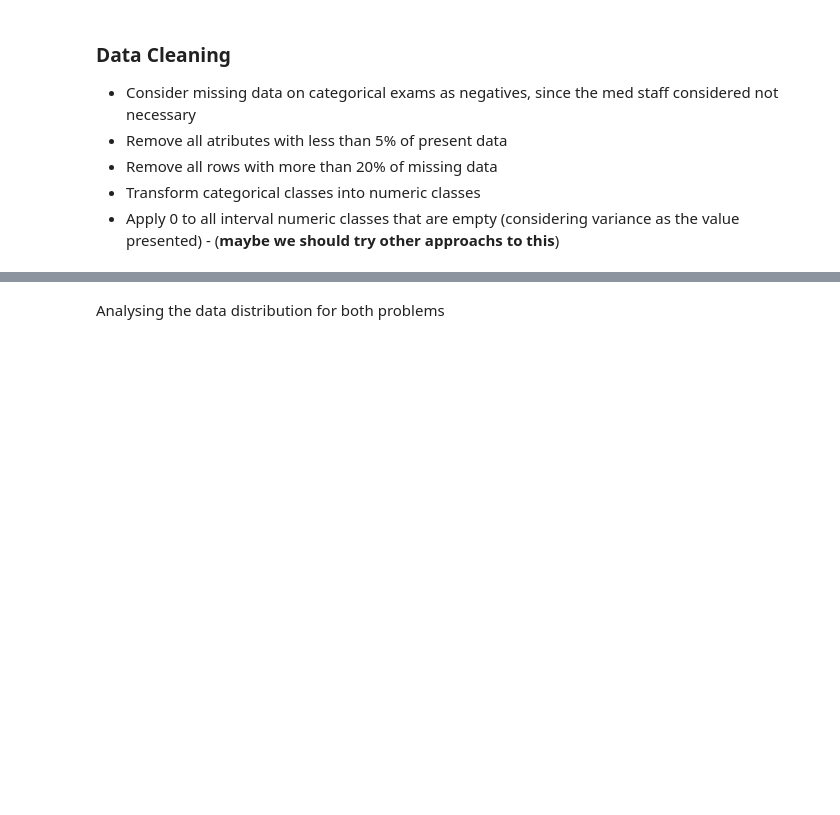
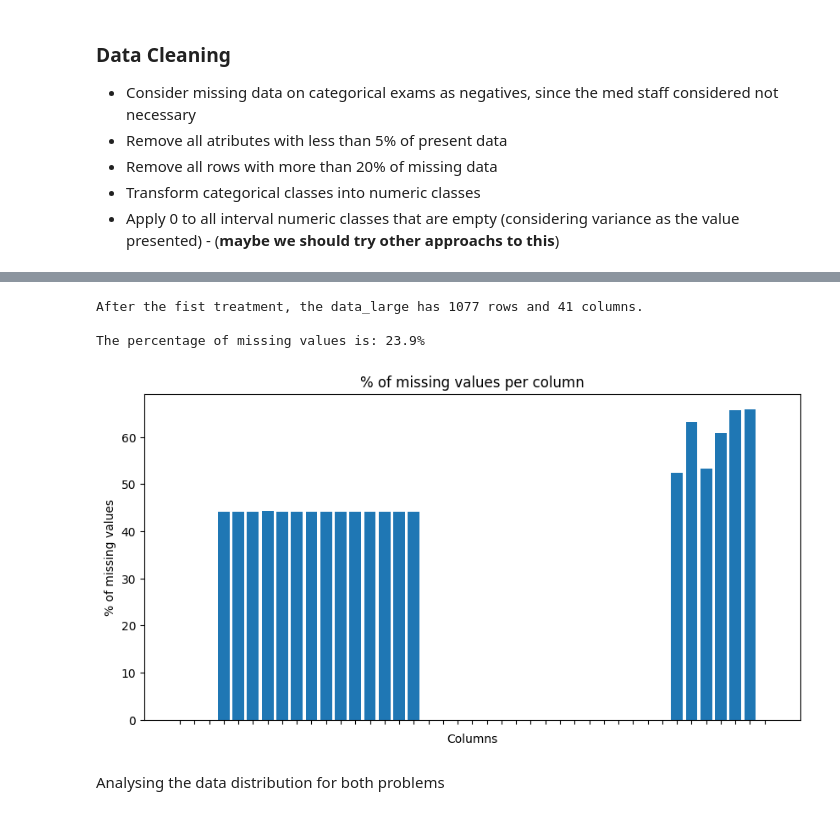
Before and after one commit to fsbertoglio/Machine-Learning-Labs, a Jupyter notebook: T1/covid_analysis.ipynb, the cells around one changed output, grey strips where cells are left out. Saved outputs shown, nothing was run; the diff lists cells and outputs as text; code cells hidden in the pictures; blank space fills up the shorter version.

```diff
--- a/T1/covid_analysis.ipynb
+++ b/T1/covid_analysis.ipynb
@@ -107,0 +124,12 @@ The percentage of missing values is: 4.2%
+# %%
+data_large = data.copy()
+
+for row_index, row in data.iterrows():
+    if row.isna().sum()/data.shape[1] > 0.20:
+        data.drop([row_index], inplace=True)
+data.reset_index(inplace=True, drop=True)
+
+for row_index, row in data_large.iterrows():
+    if row.isna().sum()/data.shape[1] > 0.20 and row['SARS-Cov-2 exam result'] == 0:
+        data_large.drop([row_index], inplace=True)
+data_large.reset_index(inplace=True, drop=True)
@@ -107,0 +153,17 @@ The percentage of missing values is: 4.2%
+# %%
+print(f'After the fist treatment, the data_large has {data_large.shape[0]} rows and {data_large.shape[1]} columns.\n')
+total_na_percentage = data_large.isna().sum().sum() / (data_large.shape[0] * data_large.shape[1]) * 100
+print(f'The percentage of missing values is: {total_na_percentage:.1f}%')
+fig, axes = plt.subplots(figsize=(10, 5))
+axes.bar(data_large.columns, data_large.isna().sum()/data_large.shape[0]*100)
+axes.set_title('% of missing values per column')
+axes.set_xlabel('Columns')
+axes.set_ylabel('% of missing values')
+axes.set_xticklabels([])  # Hide x-axis labels
+plt.xticks(rotation=90)
+plt.show()
+# %% [output]
+After the fist treatment, the data_large has 1077 rows and 41 columns.
+
+The percentage of missing values is: 23.9%
+[figure, added]
```
Also changed, not shown: parts of 23 cells of this notebook, 1 other file.
